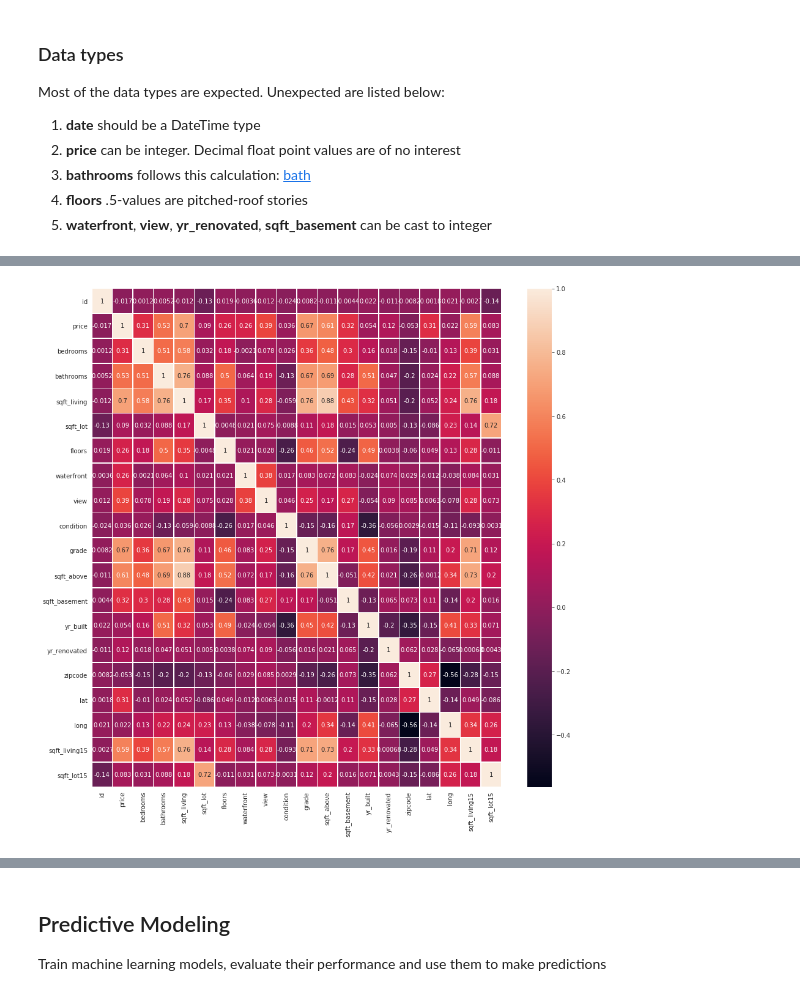
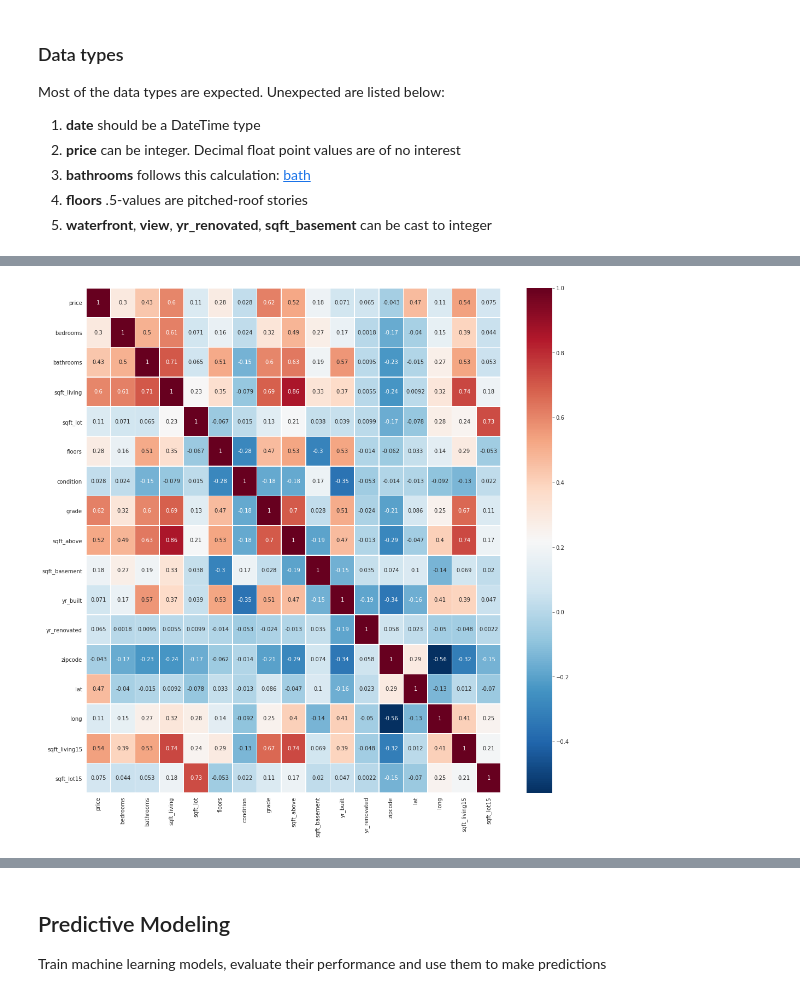
Before and after one commit to BinaerBaer/EDA-Project-King-s-County-Housepricing, a Jupyter notebook: 2-Immersive_Data_Science_Project1_EDA.ipynb, the cells around one changed output, grey strips where cells are left out. Cells and saved outputs as stored; diff of their text form; code cells hidden in the pictures.

```diff
--- a/2-Immersive_Data_Science_Project1_EDA.ipynb
+++ b/2-Immersive_Data_Science_Project1_EDA.ipynb
@@ -291,7 +283,7 @@ Most of the data types are expected. Unexpected are listed below:
 5. **waterfront**, **view**, **yr_renovated**, **sqft_basement** can be cast to integer
 # %%
 # Casting Series types:
-df.date = df.astype({'date':'datetime64'})
+df.date = pd.to_datetime(df.date)
 
 # casting from object -> float -> round -> int necessary
 for feat in ['price', 'waterfront', 'view', 'yr_renovated', 'sqft_basement']:
@@ -322,3 +315,5 @@ memory usage: 3.0+ MB
+# %%
+df.drop(inplace=True, index=df[df.bedrooms > 30].index)
 # %%
 df.id.value_counts()
 # %% [output]
@@ -345,0 +436,7 @@ Find hypothesis about your defined problem by visually analyzing the data
+# %%
+for feat in ['waterfront', 'view']:
+    df.drop(inplace=True, index=df[df[feat] > 0].index)
+
+df.drop(index=df[df['sqft_lot'] > 2e5].index, inplace=True, axis=0)
+df.drop(index=df[df['price'] > 1e6].index, inplace=True, axis=0)
+df.drop(columns=['waterfront', 'view', 'id'], inplace=True, axis=1);
@@ -346,6 +450,6 @@ Find hypothesis about your defined problem by visually analyzing the data
 # %%
 with sns.axes_style("white"):
-    f, ax = plt.subplots(figsize=(15, 15))
-    ax = sns.heatmap(df.corr(), annot=True, linewidths=.5)
+    f, ax = plt.subplots(figsize=(17, 17))
+    ax = sns.heatmap(df.corr(), annot=True, linewidths=.5, cmap="RdBu_r")
 # %% [output]
-[figure, old version]
+[figure, new version]
```
Also changed, not shown: parts of 40 cells of this notebook.
